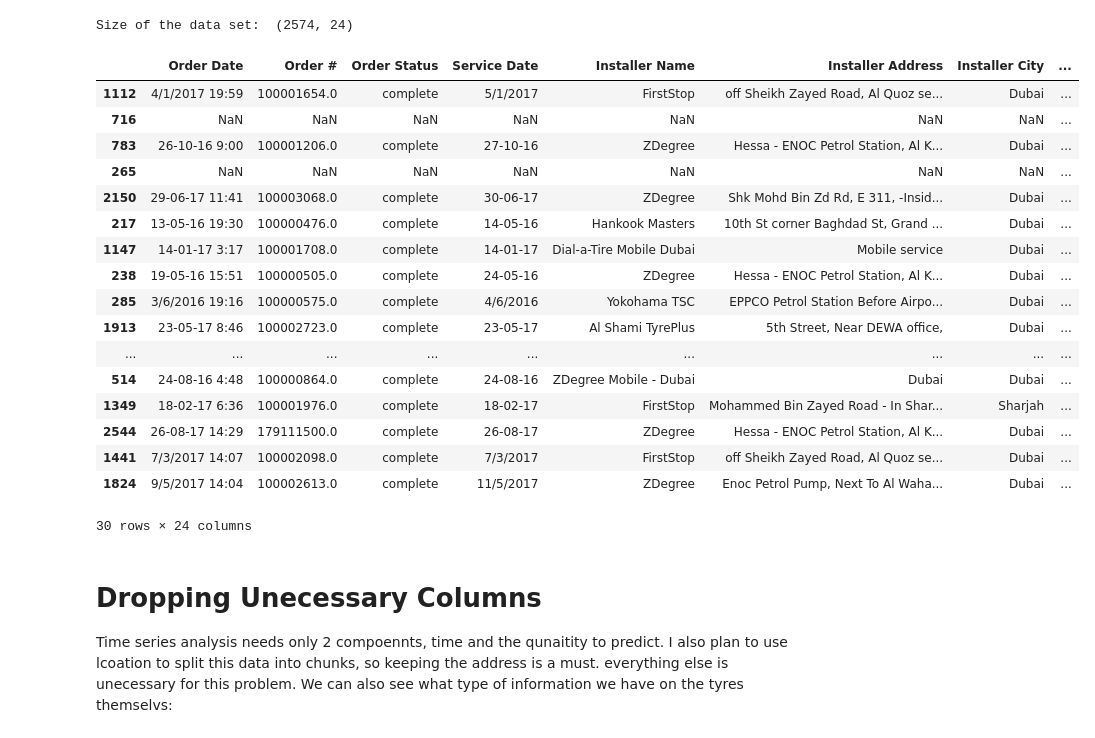
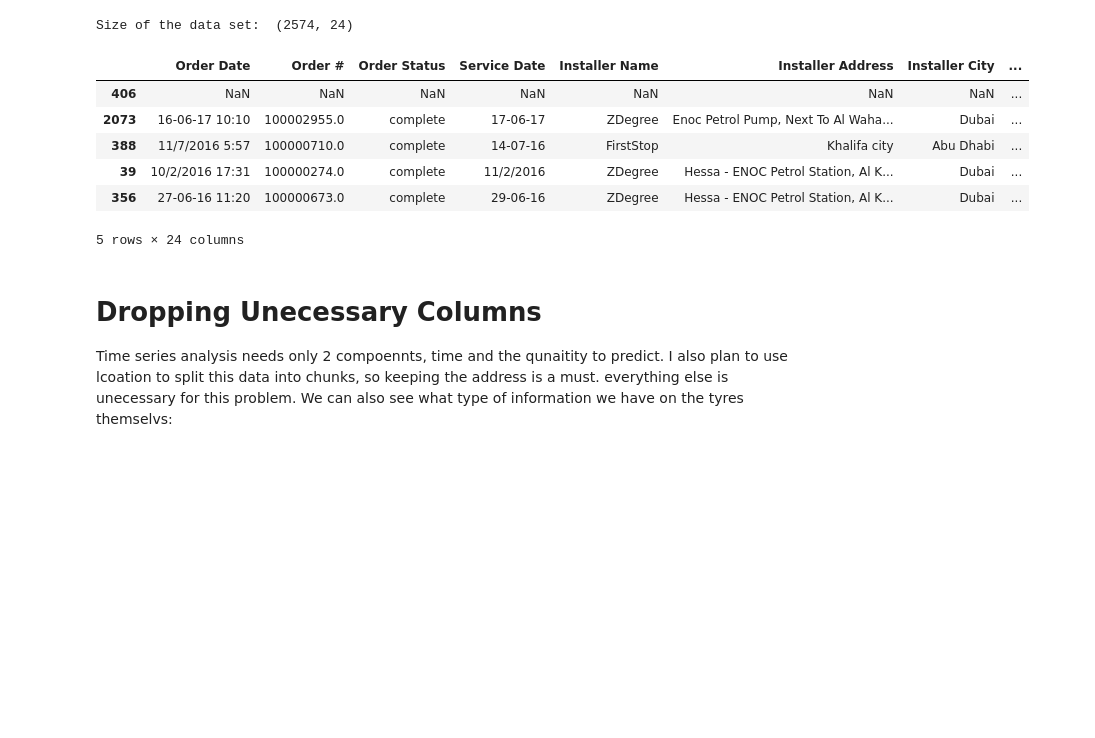
Before and after one commit to musarasheed/pitstop, a Jupyter notebook: Pitstop Arabia.ipynb, the cells around one changed output. Saved outputs shown, nothing was run; the diff lists cells and outputs as text; code cells hidden in the pictures; blank space fills up the shorter version.

```diff
--- a/Pitstop Arabia.ipynb
+++ b/Pitstop Arabia.ipynb
@@ -26,26 +26,15 @@ print("Size of the data set: ", tyres.shape)
 # %% [output]
 Size of the data set:  (2574, 24)
 # %%
-tyres.sample(n=30)
+tyres.sample(n=5)
 # %% [output]
 |  | Order Date | Order # | Order Status | Service Date | Installer Name | Installer Address | Installer City | ... |
-| 1112 | 4/1/2017 19:59 | 100001654.0 | complete | 5/1/2017 | FirstStop | off Sheikh Zayed Road, Al Quoz se... | Dubai | ... |
-| 716 | NaN | NaN | NaN | NaN | NaN | NaN | NaN | ... |
-| 783 | 26-10-16 9:00 | 100001206.0 | complete | 27-10-16 | ZDegree | Hessa - ENOC Petrol Station, Al K... | Dubai | ... |
-| 265 | NaN | NaN | NaN | NaN | NaN | NaN | NaN | ... |
-| 2150 | 29-06-17 11:41 | 100003068.0 | complete | 30-06-17 | ZDegree | Shk Mohd Bin Zd Rd, E 311, -Insid... | Dubai | ... |
-| 217 | 13-05-16 19:30 | 100000476.0 | complete | 14-05-16 | Hankook Masters | 10th St corner Baghdad St, Grand ... | Dubai | ... |
-| 1147 | 14-01-17 3:17 | 100001708.0 | complete | 14-01-17 | Dial-a-Tire Mobile Dubai | Mobile service | Dubai | ... |
-| 238 | 19-05-16 15:51 | 100000505.0 | complete | 24-05-16 | ZDegree | Hessa - ENOC Petrol Station, Al K... | Dubai | ... |
-| 285 | 3/6/2016 19:16 | 100000575.0 | complete | 4/6/2016 | Yokohama TSC | EPPCO Petrol Station Before Airpo... | Dubai | ... |
-| 1913 | 23-05-17 8:46 | 100002723.0 | complete | 23-05-17 | Al Shami TyrePlus | 5th Street, Near DEWA office, | Dubai | ... |
-| ... | ... | ... | ... | ... | ... | ... | ... | ... |
-| 514 | 24-08-16 4:48 | 100000864.0 | complete | 24-08-16 | ZDegree Mobile - Dubai | Dubai | Dubai | ... |
-| 1349 | 18-02-17 6:36 | 100001976.0 | complete | 18-02-17 | FirstStop | Mohammed Bin Zayed Road - In Shar... | Sharjah | ... |
-| 2544 | 26-08-17 14:29 | 179111500.0 | complete | 26-08-17 | ZDegree | Hessa - ENOC Petrol Station, Al K... | Dubai | ... |
-| 1441 | 7/3/2017 14:07 | 100002098.0 | complete | 7/3/2017 | FirstStop | off Sheikh Zayed Road, Al Quoz se... | Dubai | ... |
-| 1824 | 9/5/2017 14:04 | 100002613.0 | complete | 11/5/2017 | ZDegree | Enoc Petrol Pump, Next To Al Waha... | Dubai | ... |
+| 406 | NaN | NaN | NaN | NaN | NaN | NaN | NaN | ... |
+| 2073 | 16-06-17 10:10 | 100002955.0 | complete | 17-06-17 | ZDegree | Enoc Petrol Pump, Next To Al Waha... | Dubai | ... |
+| 388 | 11/7/2016 5:57 | 100000710.0 | complete | 14-07-16 | FirstStop | Khalifa city | Abu Dhabi | ... |
+| 39 | 10/2/2016 17:31 | 100000274.0 | complete | 11/2/2016 | ZDegree | Hessa - ENOC Petrol Station, Al K... | Dubai | ... |
+| 356 | 27-06-16 11:20 | 100000673.0 | complete | 29-06-16 | ZDegree | Hessa - ENOC Petrol Station, Al K... | Dubai | ... |
-30 rows × 24 columns
+5 rows × 24 columns
 # %% [markdown]
 # Dropping Unecessary Columns
 Time series analysis needs only 2 compoennts, time and the qunaitity to predict. I also plan to use lcoation to split this data into chunks, so keeping the address is a must. everything else is unecessary for this problem. We can also see what type of information we have on the tyres themselvs:
```
Also changed, not shown: parts of 1 cell of this notebook.
